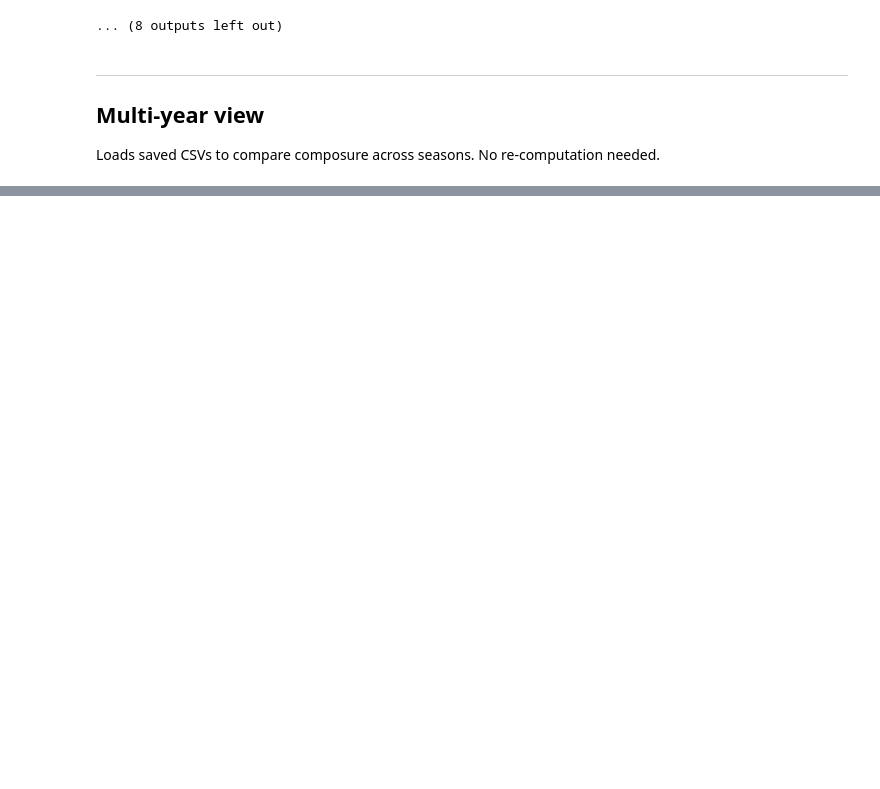
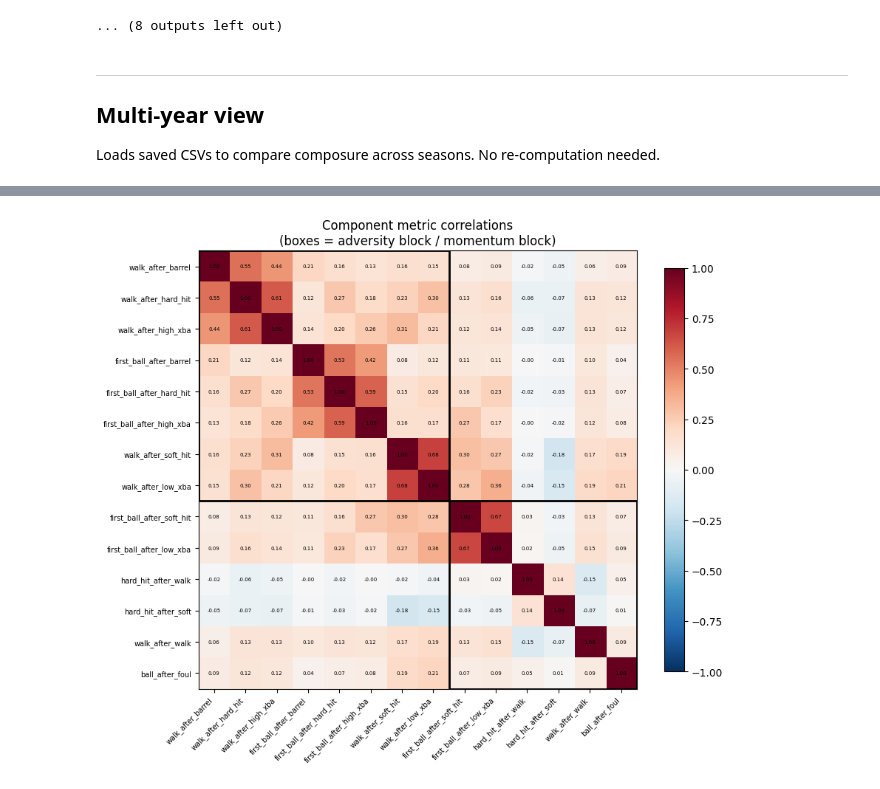
Before and after one commit to aryankapoorr/baseball, a Jupyter notebook: composure/composure.ipynb, the cells around one changed output, grey strips where cells are left out. Saved outputs shown, nothing was run; the diff lists cells and outputs as text; code cells hidden in the pictures; blank space fills up the shorter version.

```diff
--- a/composure/composure.ipynb
+++ b/composure/composure.ipynb
@@ -665,0 +840,39 @@ display(multi.head(30))
+# %%
+# Depends on seasons_present defined in Cell A above.
+metric_dfs = []
+for yr in seasons_present:
+    path = os.path.join(DATA_DIR, f'pitcher_metrics_{yr}.parquet')
+    if os.path.exists(path):
+        df = pd.read_parquet(path)
+        df = df[df['pitch_count'] >= MIN_PITCHES]
+        metric_dfs.append(df[METRIC_COLS])
+
+if not metric_dfs:
+    print('No pitcher_metrics parquets found — run Phase 2 first.')
+else:
+    combined = pd.concat(metric_dfs, ignore_index=True).dropna(how='all')
+    corr = combined.corr()
+
+    fig, ax = plt.subplots(figsize=(9, 8))
+    im = ax.imshow(corr, cmap='RdBu_r', vmin=-1, vmax=1)
+    plt.colorbar(im, ax=ax, shrink=0.8)
+    ax.set_xticks(range(len(METRIC_COLS)))
+    ax.set_yticks(range(len(METRIC_COLS)))
+    ax.set_xticklabels(METRIC_COLS, rotation=45, ha='right', fontsize=7)
+    ax.set_yticklabels(METRIC_COLS, fontsize=7)
+    for i in range(len(METRIC_COLS)):
+        for j in range(len(METRIC_COLS)):
+            ax.text(j, i, f'{corr.iloc[i, j]:.2f}', ha='center', va='center',
+                    fontsize=5, color='black')
+    # Draw boxes around adversity block and momentum block
+    n_adv = len(ADVERSITY_METRICS)
+    for block_start, block_size in [(0, n_adv), (n_adv, len(MOMENTUM_METRICS))]:
+        rect = plt.Rectangle((block_start - 0.5, block_start - 0.5),
+                               block_size, block_size,
+                               fill=False, edgecolor='black', lw=2)
+        ax.add_patch(rect)
+    ax.set_title('Component metric correlations\n(boxes = adversity block / momentum block)')
+    plt.tight_layout()
+    plt.show()
+# %% [output]
+[figure, added]
```
Also changed, not shown: parts of 12 cells of this notebook, 10 other files.
